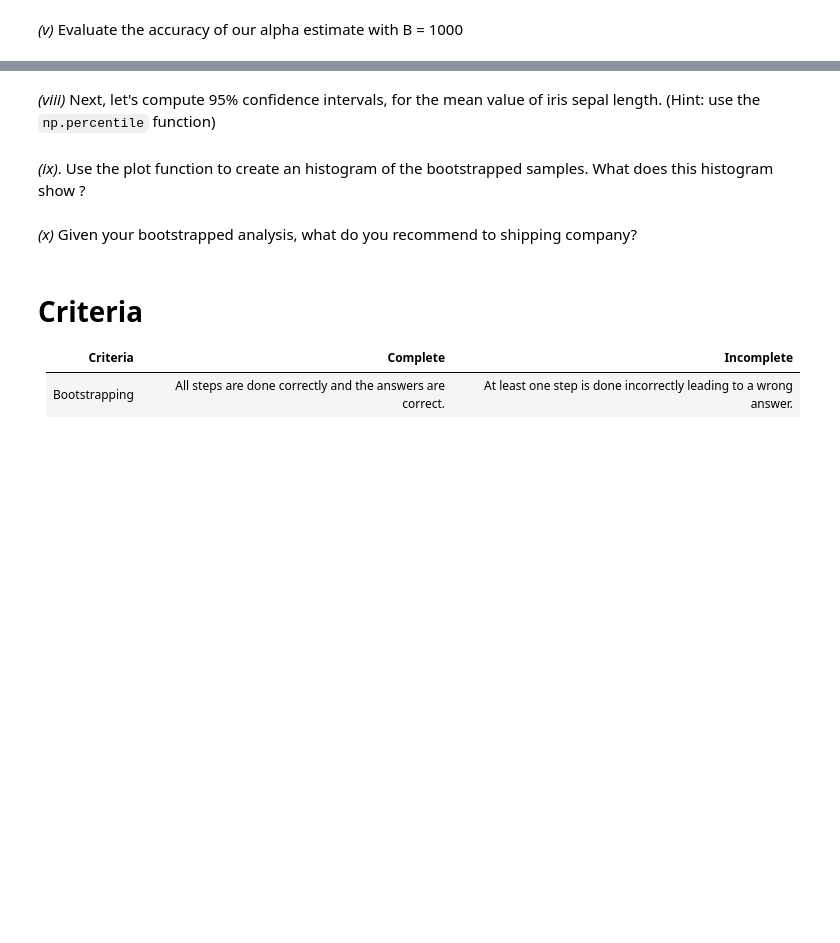
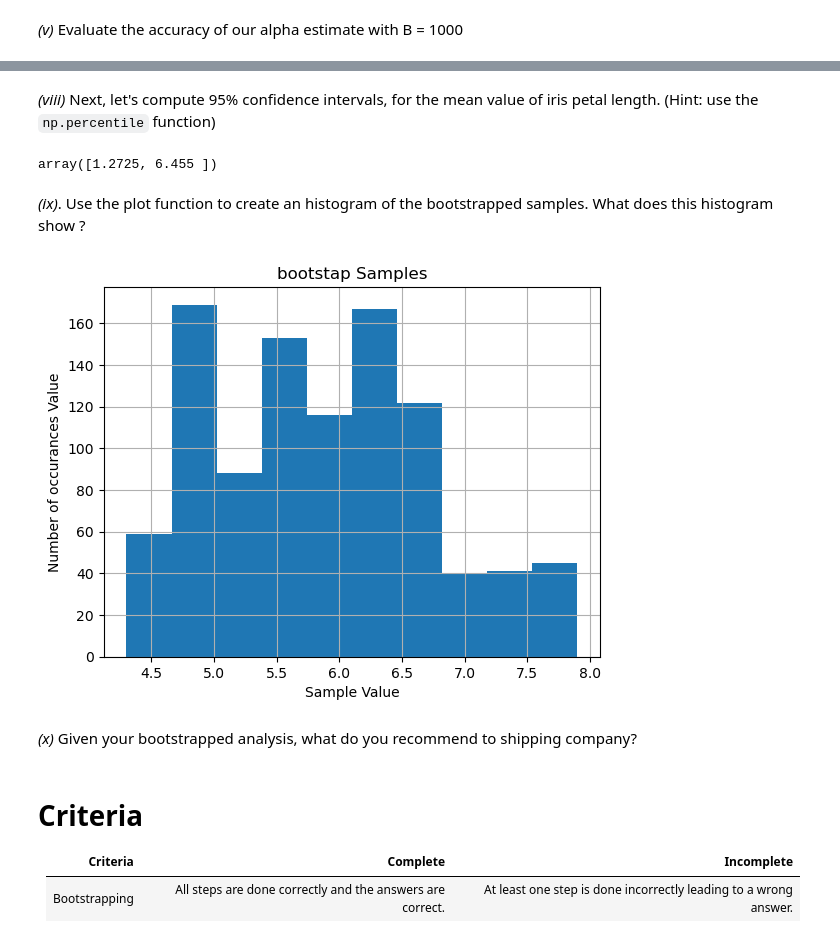
Before and after one commit to UofT-DSI/applying_statistical_concepts, a Jupyter notebook: 02_assignments/assignment_3.ipynb, the cells around one changed output, grey strips where cells are left out. Cells and saved outputs as stored; diff of their text form; code cells hidden in the pictures; blank space fills up the shorter version.

```diff
--- a/02_assignments/assignment_3.ipynb
+++ b/02_assignments/assignment_3.ipynb
@@ -58,2 +118,14 @@ _(vii)_. Write code to review the bootstrapped mean value, and the standard devi
 # %%
 # Add your code here
+
+
+def boot_Strap(D, B=1000, seed=0):
+    boot_strap = np.zeros(B)
+    for i in range(B):
+        boot_strap[i] = np.random.choice(np.array(D['Sepal.Length']).flatten(), replace=True)
+    return np.mean(boot_strap), np.std(boot_strap), boot_strap
+alpha_M, alpha_SD, boot_seq = boot_Strap( df,
+                   B=1000,
+                   seed=0)
+print({alpha_M},{alpha_SD})
+boot_seq
@@ -60,29 +151,34 @@ _(vii)_. Write code to review the bootstrapped mean value, and the standard devi
 # %% [markdown]
-_(viii)_ Next, let's compute 95% confidence intervals, for the mean value of iris sepal length. (Hint: use the `np.percentile` function)
+_(viii)_ Next, let's compute 95% confidence intervals, for the mean value of iris petal length. (Hint: use the `np.percentile` function)
 # %%
 # Add your code here
+np.percentile(np.array(df['Petal.Length']).flatten(),[2.5,97.5])
+# %% [output]
+array([1.2725, 6.455 ])
 # %% [markdown]
 _(ix)_. Use the plot function to create an histogram of the bootstrapped samples. What does this histogram show ?
 # %%
 #Complete this
 
 # Create a figure and axis
-fig, ax = plt.subplots()
+#fig, ax = plt.subplots()
 
 # Create the histogram
 #Add your code here
-
+pd.DataFrame(boot_seq).hist()
 # Add a title
 #Add your code here
-
+plt.title("bootstap Samples")
 # Add a label to the x-axis
 #Add your code here
-
+plt.xlabel('Sample Value')
 # Add a label to the y-axis
 #Add your code here
-
+plt.ylabel('Number of occurances Value')
 # Show the plot
 plt.show()
+# %% [output]
+[figure, added]
 # %% [markdown]
 _(x)_ Given your bootstrapped analysis, what do you recommend to shipping company?
 # %%
```
Also changed, not shown: parts of 15 cells of this notebook.
